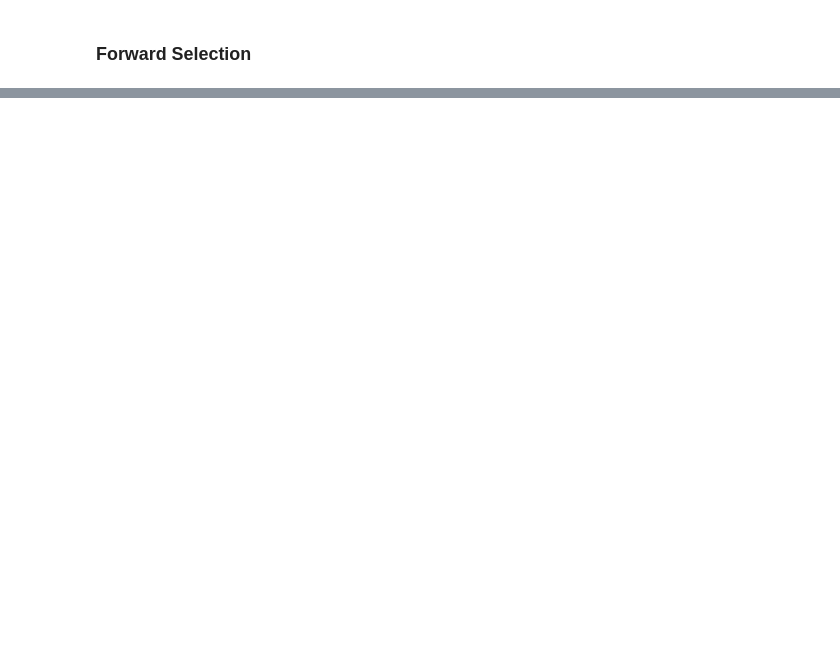
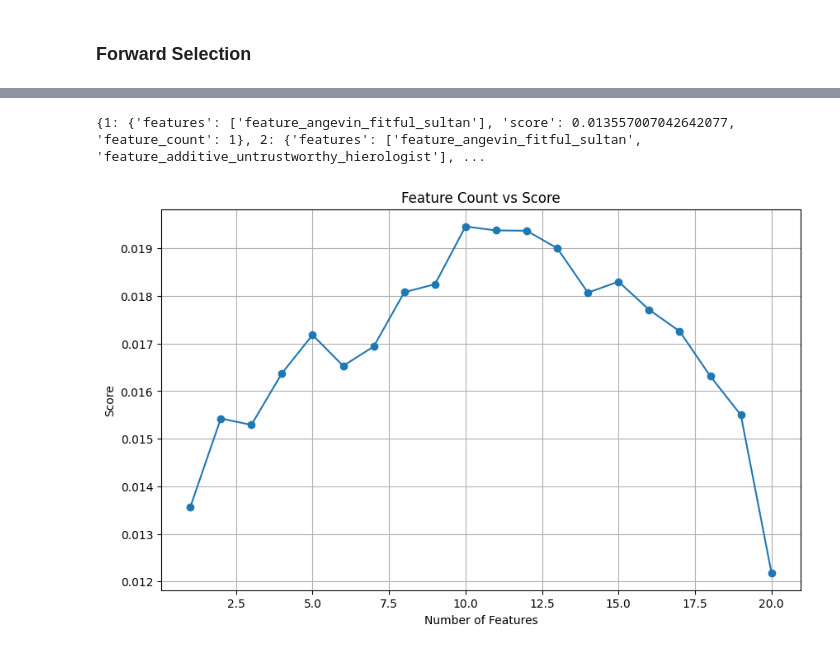
Before and after one commit to ayotomiwaa/aml-numerai-2, a Jupyter notebook: Numerai_Forward_Selection.ipynb, the cells around one changed output, grey strips where cells are left out. Drawn from its saved outputs; the diff is of its cells as text; code cells hidden in the pictures; blank space fills up the shorter version.

```diff
--- a/Numerai_Forward_Selection.ipynb
+++ b/Numerai_Forward_Selection.ipynb
@@ -171,7 +171,6 @@ def forward_selection(data, target_name, n_splits=5):
 
     return feature_scores
 # %%
-result = forward_selection(train[feature_cols + ['target']], 'target')
-print(result)
+result = forward_selection(train[feature_cols[:20] + ['target']], 'target')
 # %% [output]
 Streaming output truncated to the last 5000 lines.
@@ -193,0 +193,21 @@ Streaming output truncated to the last 5000 lines.
+# %%
+print(result)
+# %% [output]
+{1: {'features': ['feature_angevin_fitful_sultan'], 'score': 0.013557007042642077, 'feature_count': 1}, 2: {'features': ['feature_angevin_fitful_sultan', 'feature_additive_untrustworthy_hierologist'], ...
+# %%
+import matplotlib.pyplot as plt
+
+#Extracting feature counts and scores
+feature_counts = [data['feature_count'] for data in result.values()]
+scores = [data['score'] for data in result.values()]
+
+# Plotting
+plt.figure(figsize=(10, 6))
+plt.plot(feature_counts, scores, marker='o')
+plt.title("Feature Count vs Score")
+plt.xlabel("Number of Features")
+plt.ylabel("Score")
+plt.grid(True)
+plt.show()
+# %% [output]
+[figure, added]
```
Also changed, not shown: parts of 3 cells of this notebook.
